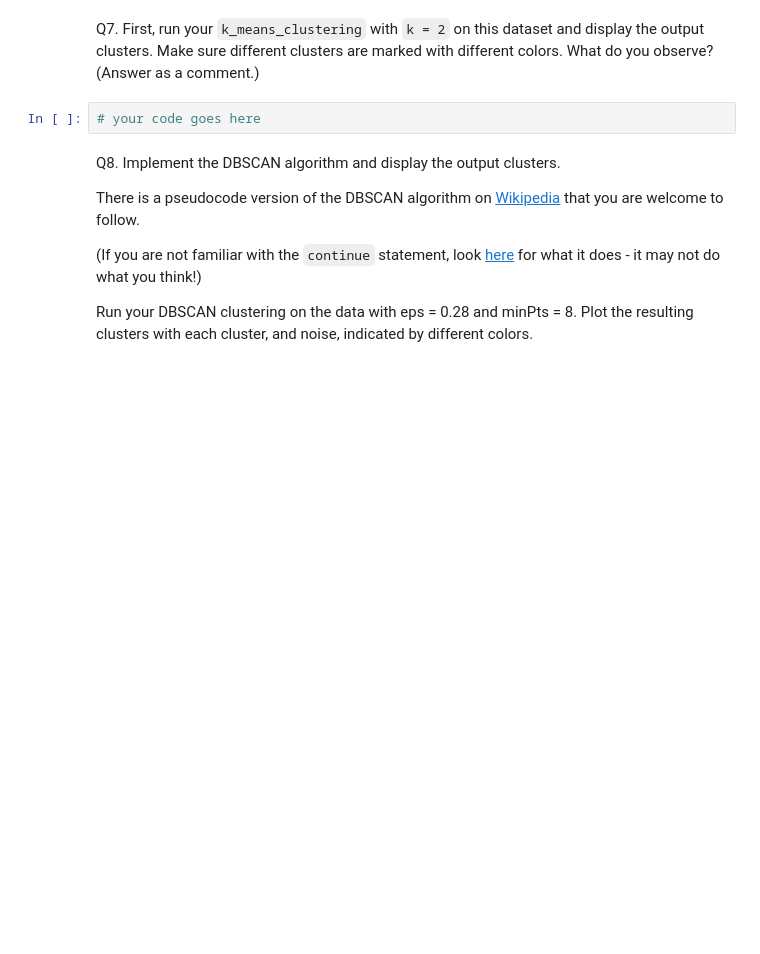
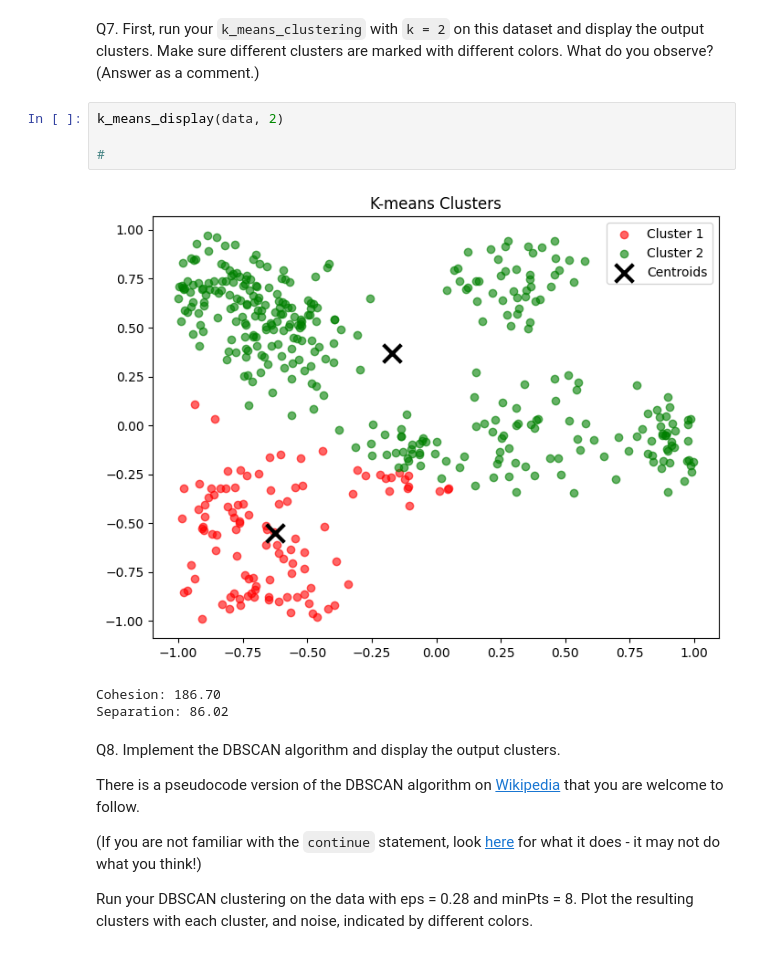
Before and after one commit to sebiaramirez/ml-homework-5, a Jupyter notebook: HW5 - Clustering.ipynb, the cells around one changed output. Cells and saved outputs as stored; diff of their text form; blank space fills up the shorter version.

```diff
--- a/HW5 - Clustering.ipynb
+++ b/HW5 - Clustering.ipynb
@@ -85,7 +185,13 @@ print(type(data))
 # %% [markdown]
 Q7. First, run your `k_means_clustering` with `k = 2` on this dataset and display the output clusters. Make sure  different clusters are marked with different colors. What do you observe? (Answer as a comment.)
-# %%
-# your code goes here
+# %%
+k_means_display(data, 2)
+
+#
+# %% [output]
+[figure, added]
+Cohesion: 186.70
+Separation: 86.02
 # %% [markdown]
 Q8. Implement the DBSCAN algorithm and display the output clusters.
 
```
Also changed, not shown: parts of 12 cells of this notebook.
